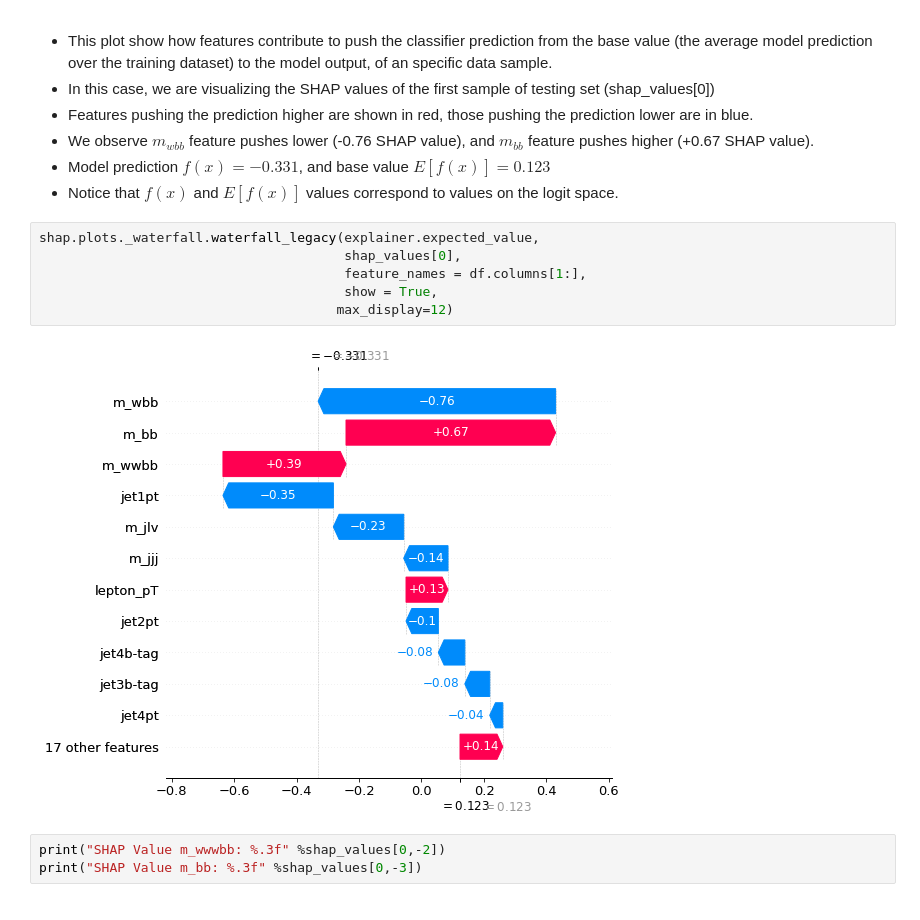
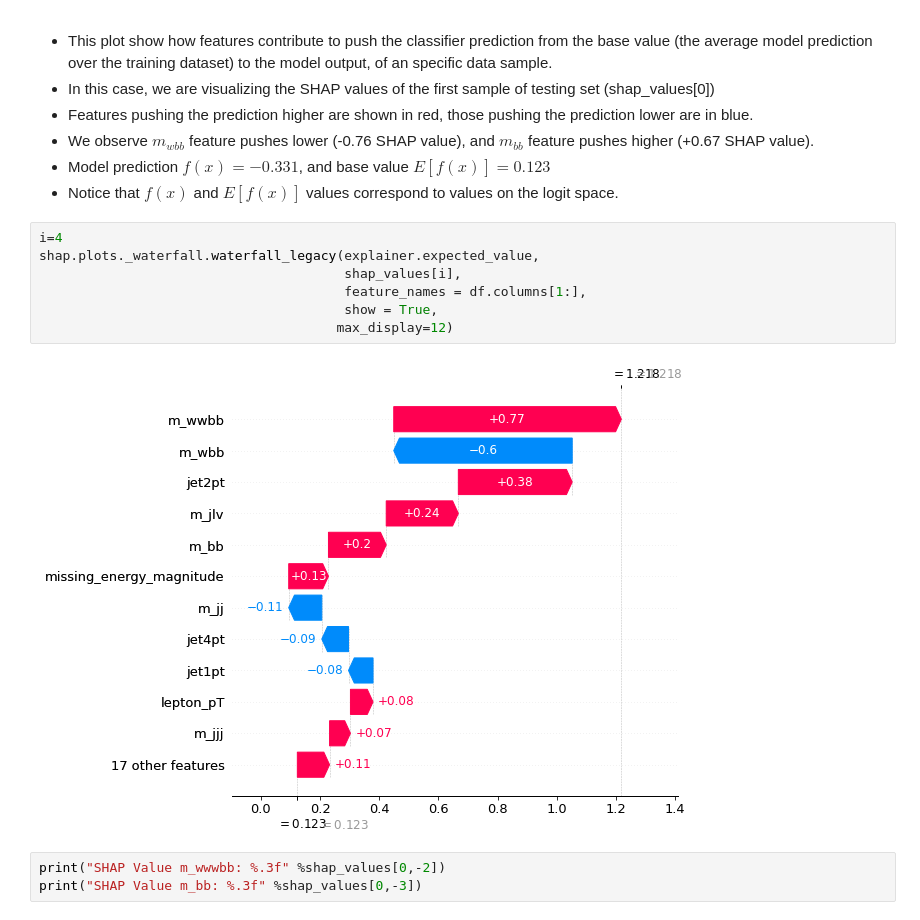
Before and after one commit to rpezoa/hep_shap, a Jupyter notebook: notebooks/shap_xgboost_plots.ipynb, the cells around one changed output. Saved outputs shown, nothing was run; the diff lists cells and outputs as text.

Commit message:
updated SHAP plots

```diff
--- a/notebooks/shap_xgboost_plots.ipynb
+++ b/notebooks/shap_xgboost_plots.ipynb
@@ -249,13 +249,14 @@ shap.initjs()
 - Model prediction $f(x)=-0.331$, and base value $E[f(x)]= 0.123$
 - Notice that $f(x)$ and $E[f(x)]$ values correspond to values on the logit space.
 # %%
+i=4
 shap.plots._waterfall.waterfall_legacy(explainer.expected_value,
-                                       shap_values[0],
+                                       shap_values[i],
                                        feature_names = df.columns[1:],
                                        show = True,
                                       max_display=12)
 # %% [output]
-[figure, old version]
+[figure, new version]
 # %%
 print("SHAP Value m_wwwbb: %.3f" %shap_values[0,-2])
 print("SHAP Value m_bb: %.3f" %shap_values[0,-3])
```
Also changed, not shown: parts of 28 cells of this notebook.
